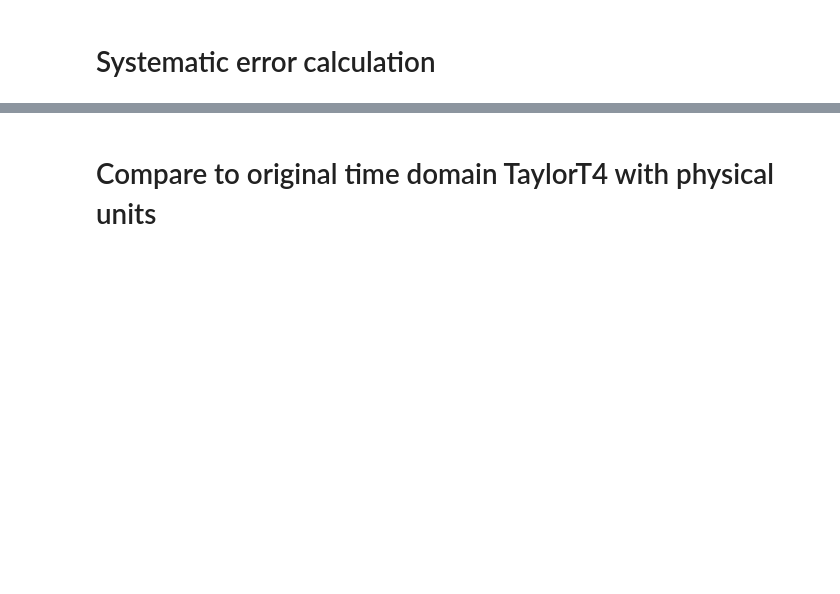
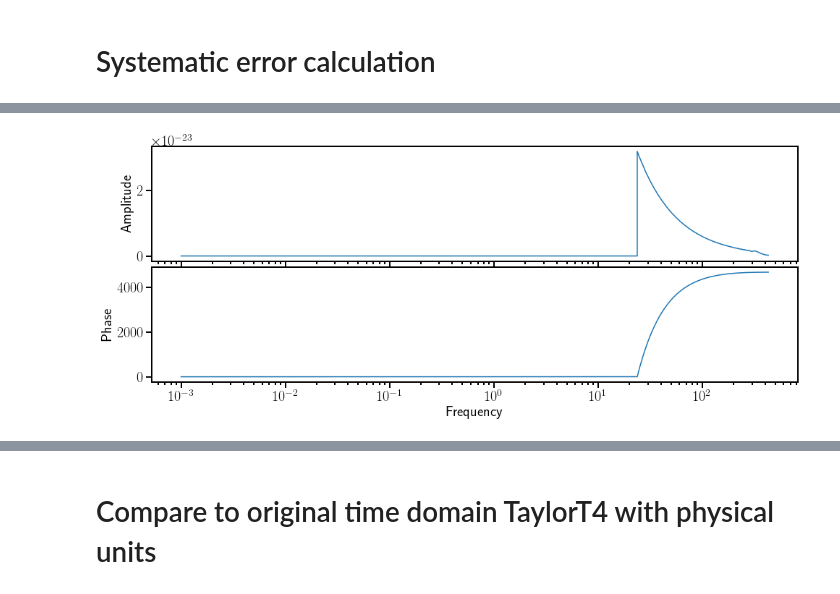
Before and after one commit to benjaminlackey/gpsurrogate, a Jupyter notebook: notebooks/SurrogateDiagnostics.ipynb, the cells around one changed output, grey strips where cells are left out. Drawn from its saved outputs; the diff is of its cells as text; code cells hidden in the pictures; blank space fills up the shorter version.

```diff
--- a/notebooks/SurrogateDiagnostics.ipynb
+++ b/notebooks/SurrogateDiagnostics.ipynb
@@ -587,0 +657,4 @@ IndentationError: expected an indented block (<ipython-input-284-d0c19af3e1df>,
+# %%
+fig, (ax1, ax2) = wave.plot_waveforms_fd([h_exact])
+# %% [output]
+[figure, added]
```
Also changed, not shown: parts of 11 cells of this notebook, 8 other files.
